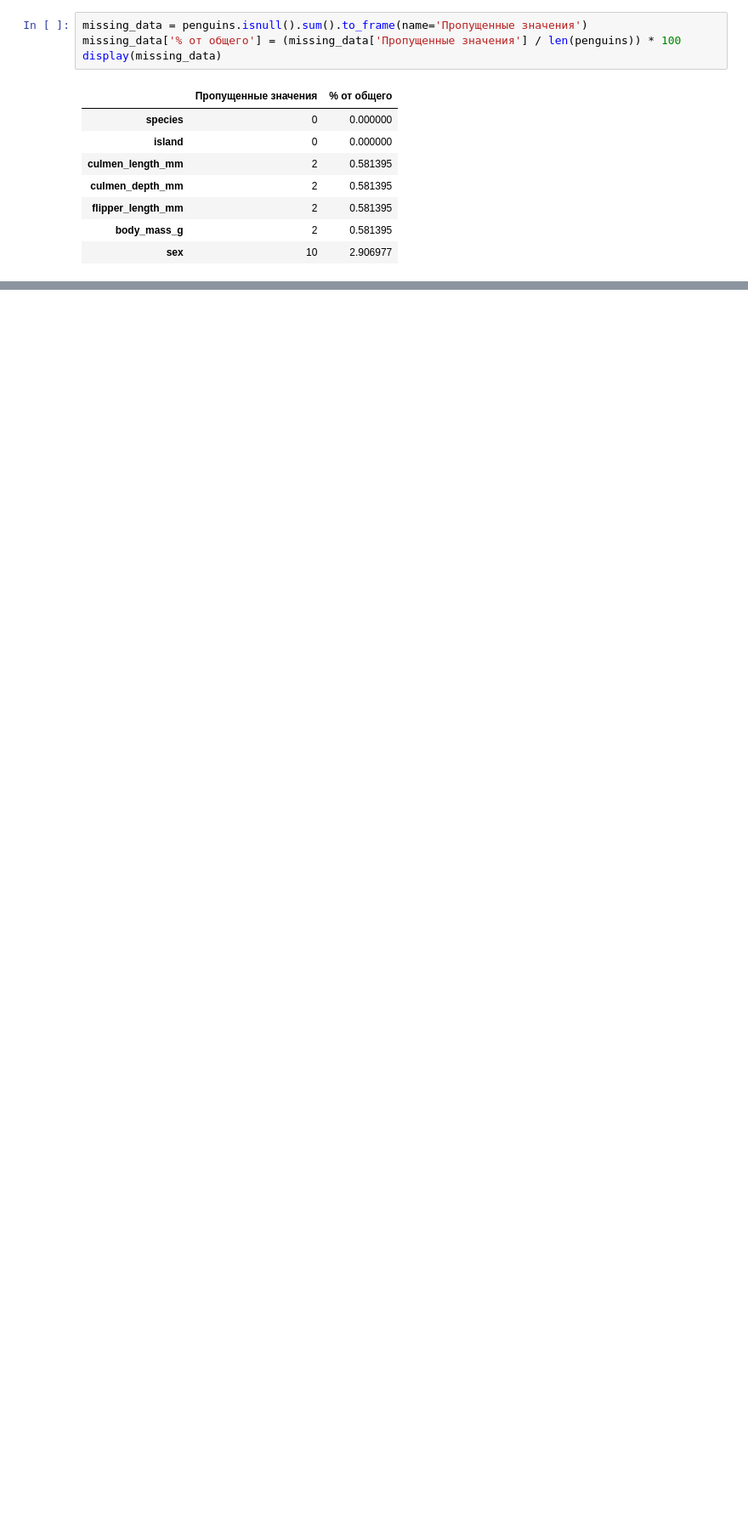
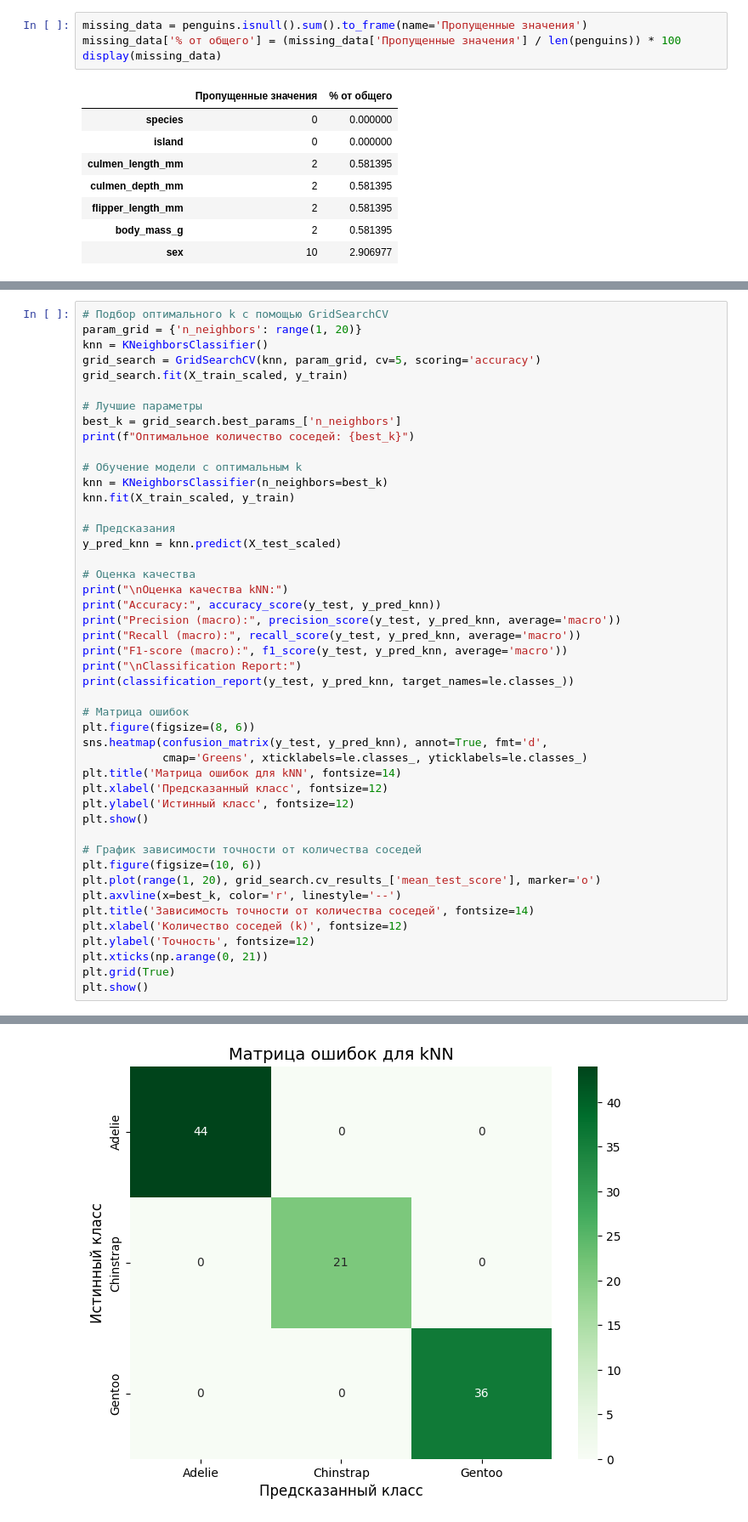
Before and after one commit to KabanovDI/HomeWork, a Jupyter notebook: Project.ipynb, the cells around one changed output, grey strips where cells are left out. Shown at 85% size. Drawn from its saved outputs; the diff is of its cells as text; blank space fills up the shorter version.

```diff
--- a/Project.ipynb
+++ b/Project.ipynb
@@ -181,0 +251,47 @@ X_test_scaled = scaler.transform(X_test)
+# %%
+# Подбор оптимального k с помощью GridSearchCV
+param_grid = {'n_neighbors': range(1, 20)}
+knn = KNeighborsClassifier()
+grid_search = GridSearchCV(knn, param_grid, cv=5, scoring='accuracy')
+grid_search.fit(X_train_scaled, y_train)
+
+# Лучшие параметры
+best_k = grid_search.best_params_['n_neighbors']
+print(f"Оптимальное количество соседей: {best_k}")
+
+# Обучение модели с оптимальным k
+knn = KNeighborsClassifier(n_neighbors=best_k)
+knn.fit(X_train_scaled, y_train)
+
+# Предсказания
+y_pred_knn = knn.predict(X_test_scaled)
+
+# Оценка качества
+print("\nОценка качества kNN:")
+print("Accuracy:", accuracy_score(y_test, y_pred_knn))
+print("Precision (macro):", precision_score(y_test, y_pred_knn, average='macro'))
+print("Recall (macro):", recall_score(y_test, y_pred_knn, average='macro'))
+print("F1-score (macro):", f1_score(y_test, y_pred_knn, average='macro'))
+print("\nClassification Report:")
+print(classification_report(y_test, y_pred_knn, target_names=le.classes_))
+
+# Матрица ошибок
+plt.figure(figsize=(8, 6))
+sns.heatmap(confusion_matrix(y_test, y_pred_knn), annot=True, fmt='d',
+            cmap='Greens', xticklabels=le.classes_, yticklabels=le.classes_)
+plt.title('Матрица ошибок для kNN', fontsize=14)
+plt.xlabel('Предсказанный класс', fontsize=12)
+plt.ylabel('Истинный класс', fontsize=12)
+plt.show()
+
+# График зависимости точности от количества соседей
+plt.figure(figsize=(10, 6))
+plt.plot(range(1, 20), grid_search.cv_results_['mean_test_score'], marker='o')
+plt.axvline(x=best_k, color='r', linestyle='--')
+plt.title('Зависимость точности от количества соседей', fontsize=14)
+plt.xlabel('Количество соседей (k)', fontsize=12)
+plt.ylabel('Точность', fontsize=12)
+plt.xticks(np.arange(0, 21))
+plt.grid(True)
+plt.show()
+# %% [output]
@@ -181,0 +316 @@ X_test_scaled = scaler.transform(X_test)
+[figure, added]
```
Also changed, not shown: parts of 29 cells of this notebook.
